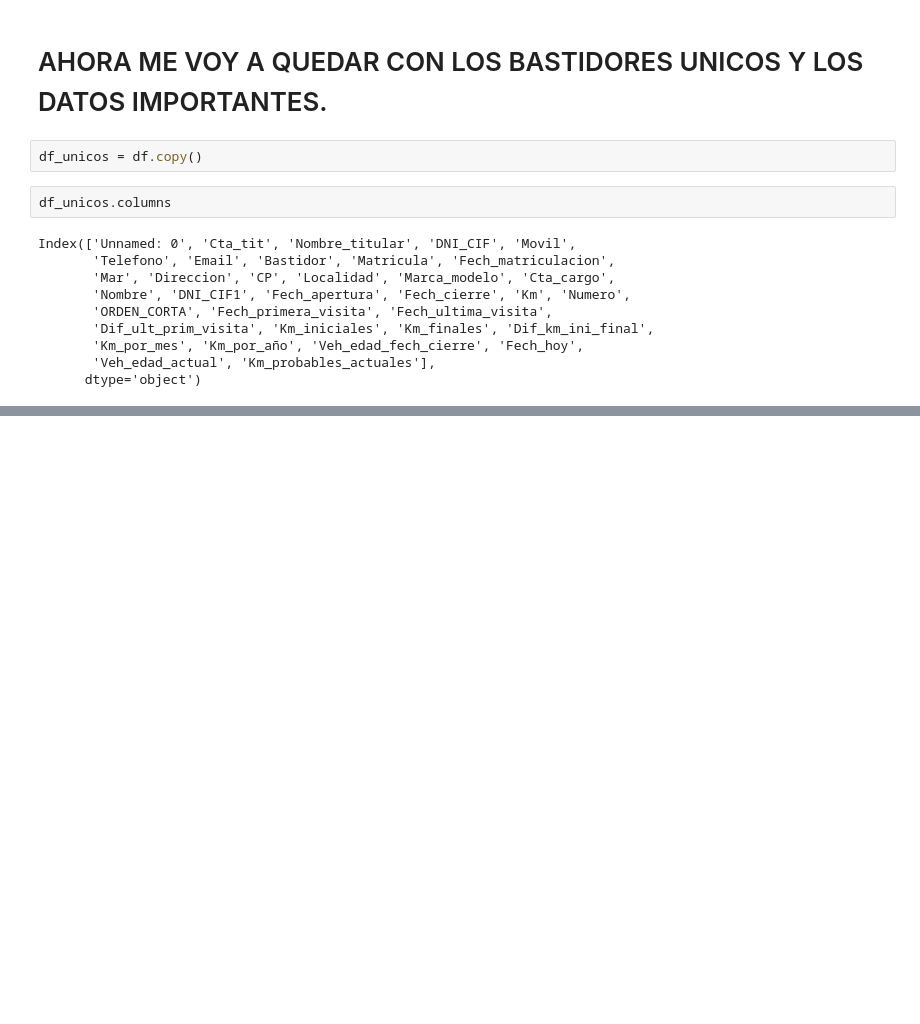
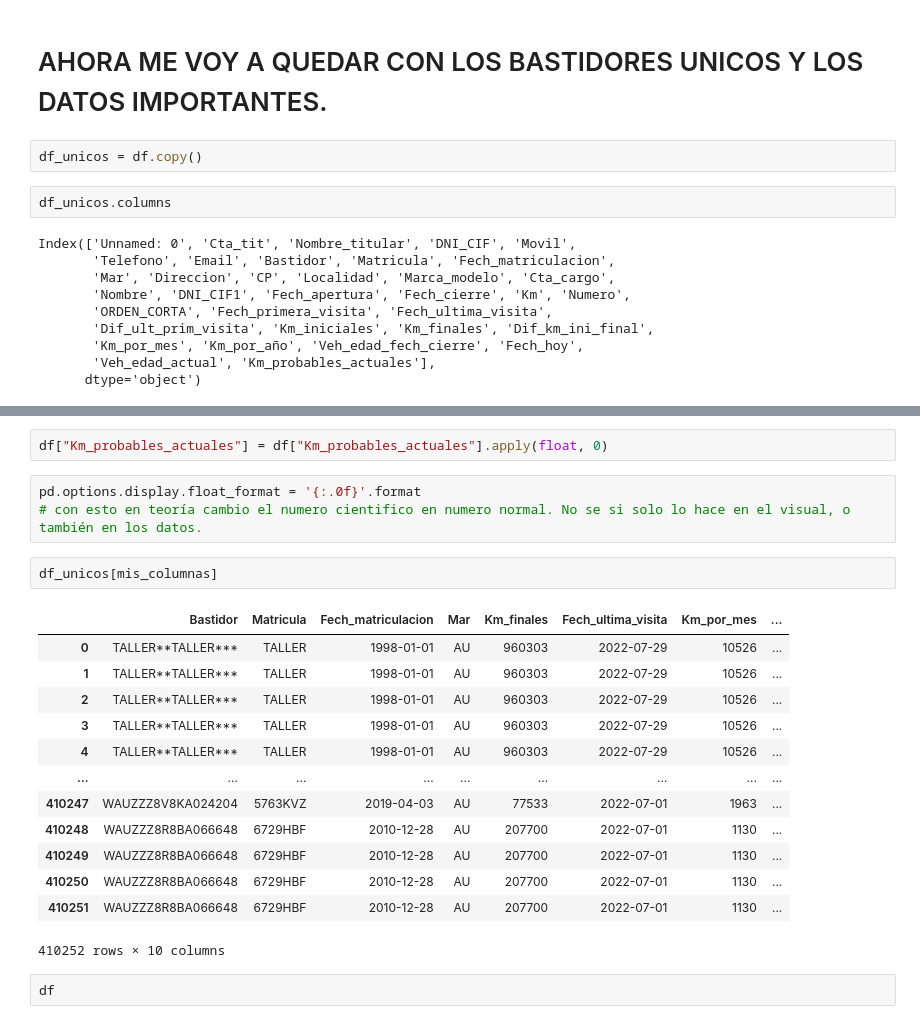
Before and after one commit to pacomm5/PLANTILLAS2, a Jupyter notebook: DATOS_VEHICULO.ipynb, the cells around one changed output, grey strips where cells are left out. Saved outputs shown, nothing was run; the diff lists cells and outputs as text; blank space fills up the shorter version.

```diff
--- a/DATOS_VEHICULO.ipynb
+++ b/DATOS_VEHICULO.ipynb
@@ -392,0 +410,23 @@ mis_columnas = ["Bastidor", "Matricula", "Fech_matriculacion", "Mar", "Km_finale
+# %%
+df["Km_probables_actuales"] = df["Km_probables_actuales"].apply(float, 0)
+# %%
+pd.options.display.float_format = '{:.0f}'.format
+# con esto en teoría cambio el numero cientifico en numero normal. No se si solo lo hace en el visual, o también en los datos.
+# %%
+df_unicos[mis_columnas]
+# %% [output]
+|  | Bastidor | Matricula | Fech_matriculacion | Mar | Km_finales | Fech_ultima_visita | Km_por_mes | ... |
+| 0 | TALLER**TALLER*** | TALLER | 1998-01-01 | AU | 960303 | 2022-07-29 | 10526 | ... |
+| 1 | TALLER**TALLER*** | TALLER | 1998-01-01 | AU | 960303 | 2022-07-29 | 10526 | ... |
+| 2 | TALLER**TALLER*** | TALLER | 1998-01-01 | AU | 960303 | 2022-07-29 | 10526 | ... |
+| 3 | TALLER**TALLER*** | TALLER | 1998-01-01 | AU | 960303 | 2022-07-29 | 10526 | ... |
+| 4 | TALLER**TALLER*** | TALLER | 1998-01-01 | AU | 960303 | 2022-07-29 | 10526 | ... |
+| ... | ... | ... | ... | ... | ... | ... | ... | ... |
+| 410247 | WAUZZZ8V8KA024204 | 5763KVZ | 2019-04-03 | AU | 77533 | 2022-07-01 | 1963 | ... |
+| 410248 | WAUZZZ8R8BA066648 | 6729HBF | 2010-12-28 | AU | 207700 | 2022-07-01 | 1130 | ... |
+| 410249 | WAUZZZ8R8BA066648 | 6729HBF | 2010-12-28 | AU | 207700 | 2022-07-01 | 1130 | ... |
+| 410250 | WAUZZZ8R8BA066648 | 6729HBF | 2010-12-28 | AU | 207700 | 2022-07-01 | 1130 | ... |
+| 410251 | WAUZZZ8R8BA066648 | 6729HBF | 2010-12-28 | AU | 207700 | 2022-07-01 | 1130 | ... |
+410252 rows × 10 columns
+# %%
+df
```
Also changed, not shown: parts of 2 cells of this notebook.
